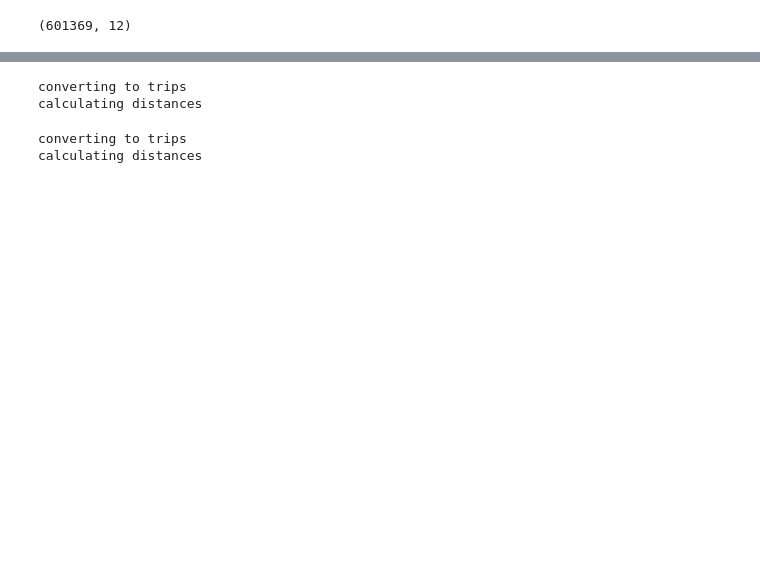
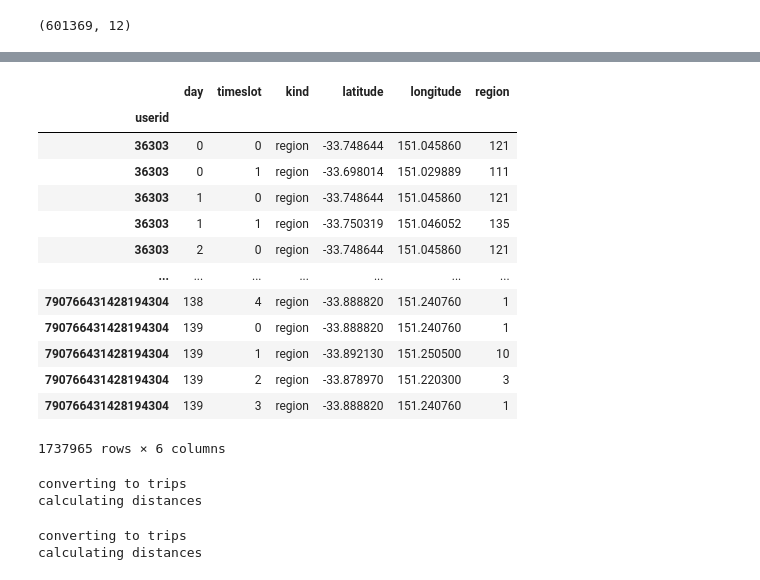
Before and after one commit to TheYuanLiao/individual_mobility_model, a Jupyter notebook: src/py/australia.py.ipynb, the cells around one changed output, grey strips where cells are left out. Drawn from its saved outputs; the diff is of its cells as text; code cells hidden in the pictures; blank space fills up the shorter version.

```diff
--- a/src/py/australia.py.ipynb
+++ b/src/py/australia.py.ipynb
@@ -79,3 +79,20 @@ IPF converged after 10 iterations
+# %%
+visits
+# %% [output]
+|  | day | timeslot | kind | latitude | longitude | region |
+| userid |  |  |  |  |  |  |
+| 36303 | 0 | 0 | region | -33.748644 | 151.045860 | 121 |
+| 36303 | 0 | 1 | region | -33.698014 | 151.029889 | 111 |
+| 36303 | 1 | 0 | region | -33.748644 | 151.045860 | 121 |
+| 36303 | 1 | 1 | region | -33.750319 | 151.046052 | 135 |
+| 36303 | 2 | 0 | region | -33.748644 | 151.045860 | 121 |
+| ... | ... | ... | ... | ... | ... | ... |
+| 790766431428194304 | 138 | 4 | region | -33.888820 | 151.240760 | 1 |
+| 790766431428194304 | 139 | 0 | region | -33.888820 | 151.240760 | 1 |
+| 790766431428194304 | 139 | 1 | region | -33.892130 | 151.250500 | 10 |
+| 790766431428194304 | 139 | 2 | region | -33.878970 | 151.220300 | 3 |
+| 790766431428194304 | 139 | 3 | region | -33.888820 | 151.240760 | 1 |
+1737965 rows × 6 columns
 # %%
 visits.to_csv('./../../dbs/australia/visits.csv')
 # %%
```
Also changed, not shown: parts of 4 cells of this notebook.
